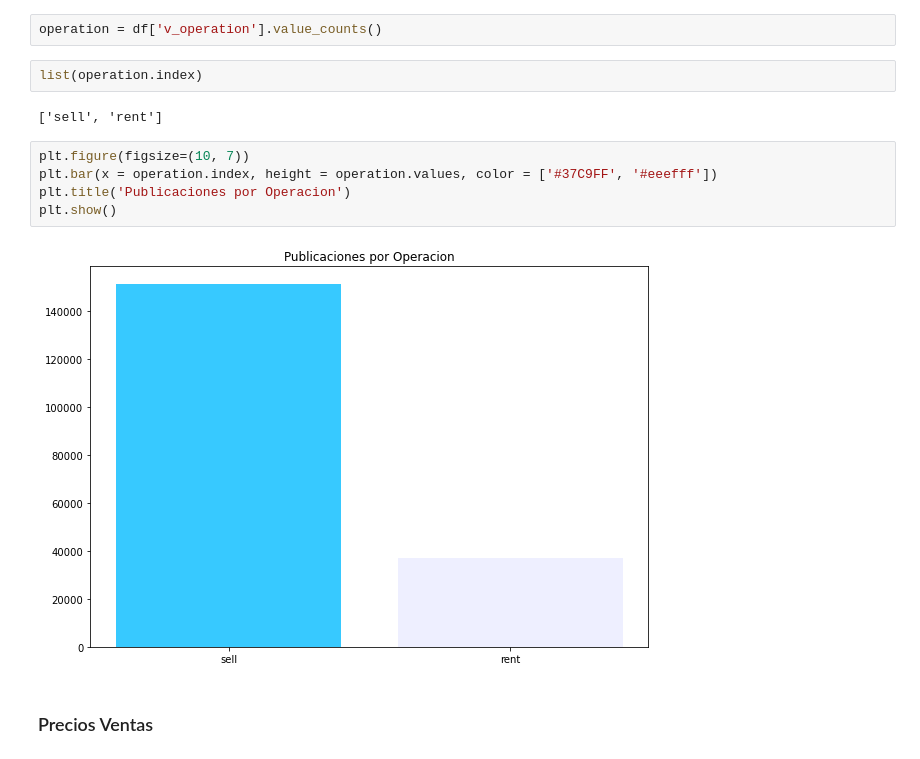
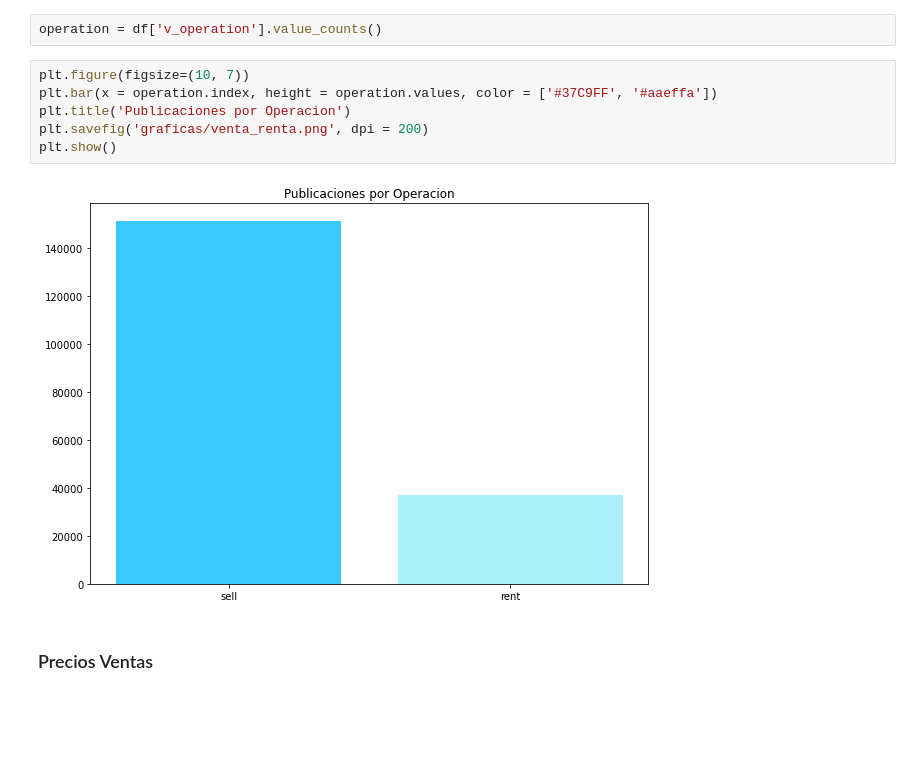
Before and after one commit to edco17/Real_Estate_Mexico, a Jupyter notebook: proyecto_final_Edgar_Cardoso.ipynb, the cells around one changed output. Saved outputs shown, nothing was run; the diff lists cells and outputs as text; blank space fills up the shorter version.

```diff
--- a/proyecto_final_Edgar_Cardoso.ipynb
+++ b/proyecto_final_Edgar_Cardoso.ipynb
@@ -426,17 +433,14 @@ plt.show()
 ### Precios vs Renta
 # %%
 operation = df['v_operation'].value_counts()
-# %%
-list(operation.index)
-# %% [output]
-['sell', 'rent']
 # %%
 plt.figure(figsize=(10, 7))
-plt.bar(x = operation.index, height = operation.values, color = ['#37C9FF', '#eeefff'])
+plt.bar(x = operation.index, height = operation.values, color = ['#37C9FF', '#aaeffa'])
 plt.title('Publicaciones por Operacion')
+plt.savefig('graficas/venta_renta.png', dpi = 200)
 plt.show()
 # %% [output]
-[figure, old version]
+[figure, new version]
 # %% [markdown]
 ### Precios Ventas
 # %%
```
Also changed, not shown: parts of 19 cells of this notebook.
